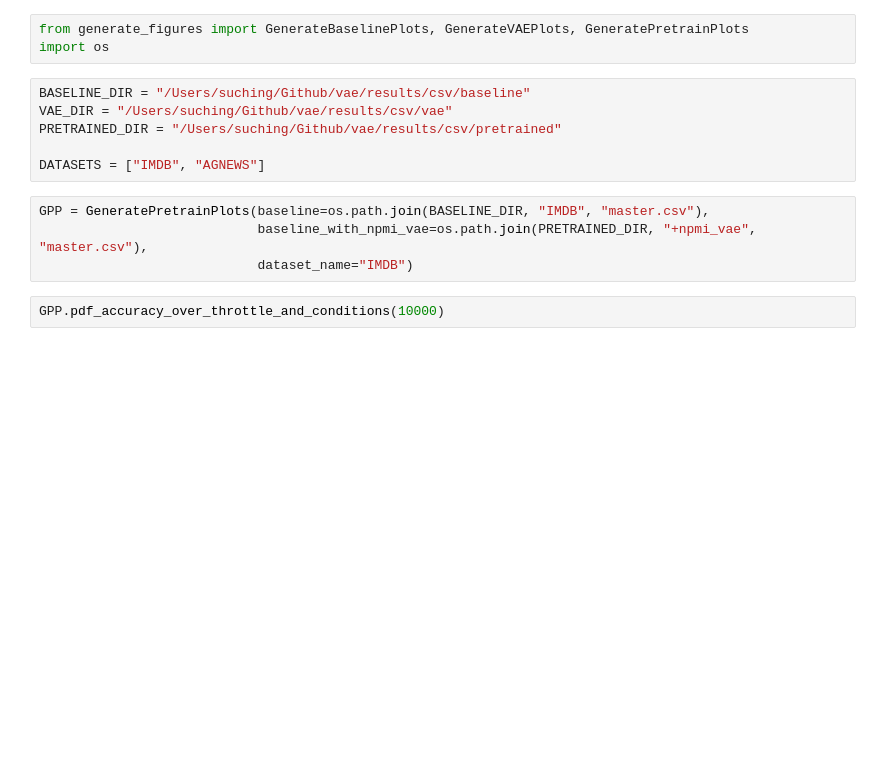
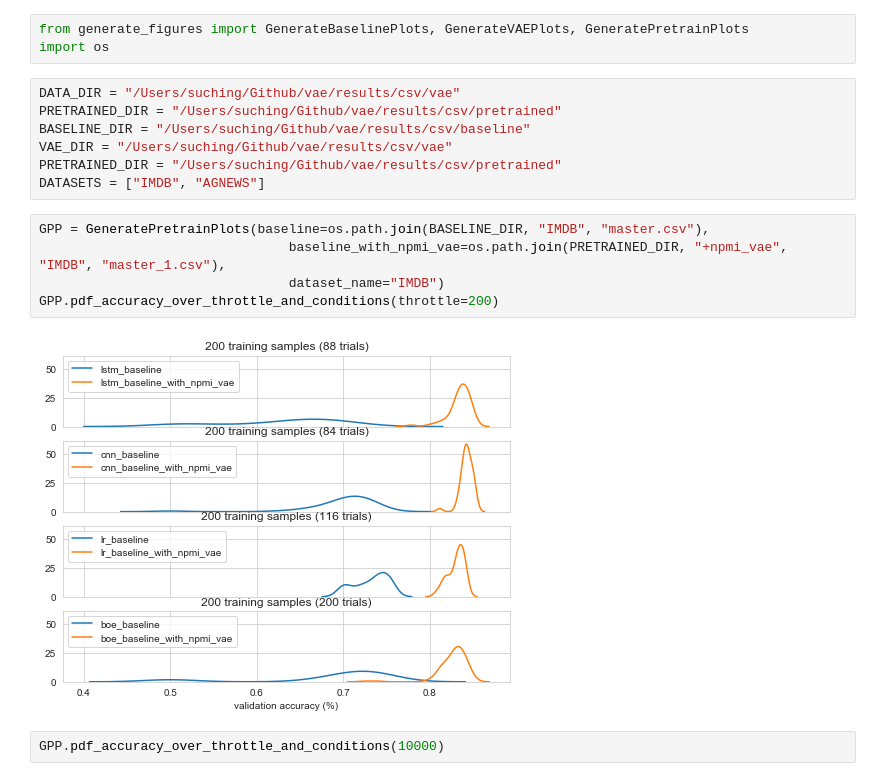
Before and after one commit to allenai/vampire, a Jupyter notebook: results/figures.ipynb, the cells around one changed output. Saved outputs shown, nothing was run; the diff lists cells and outputs as text; blank space fills up the shorter version.

```diff
--- a/results/figures.ipynb
+++ b/results/figures.ipynb
@@ -2,15 +2,19 @@
 from generate_figures import GenerateBaselinePlots, GenerateVAEPlots, GeneratePretrainPlots
 import os
 # %%
+DATA_DIR = "/Users/suching/Github/vae/results/csv/vae"
+PRETRAINED_DIR = "/Users/suching/Github/vae/results/csv/pretrained"
 BASELINE_DIR = "/Users/suching/Github/vae/results/csv/baseline"
 VAE_DIR = "/Users/suching/Github/vae/results/csv/vae"
 PRETRAINED_DIR = "/Users/suching/Github/vae/results/csv/pretrained"
-
 DATASETS = ["IMDB", "AGNEWS"]
 # %%
 GPP = GeneratePretrainPlots(baseline=os.path.join(BASELINE_DIR, "IMDB", "master.csv"),
-                            baseline_with_npmi_vae=os.path.join(PRETRAINED_DIR, "+npmi_vae", "master.csv"),
-                            dataset_name="IMDB")
+                                baseline_with_npmi_vae=os.path.join(PRETRAINED_DIR, "+npmi_vae",  "IMDB", "master_1.csv"),
+                                dataset_name="IMDB")
+GPP.pdf_accuracy_over_throttle_and_conditions(throttle=200)
+# %% [output]
+[figure, added]
 # %%
 GPP.pdf_accuracy_over_throttle_and_conditions(10000)
 # %% [output]
```
Also changed, not shown: 8 other files.
